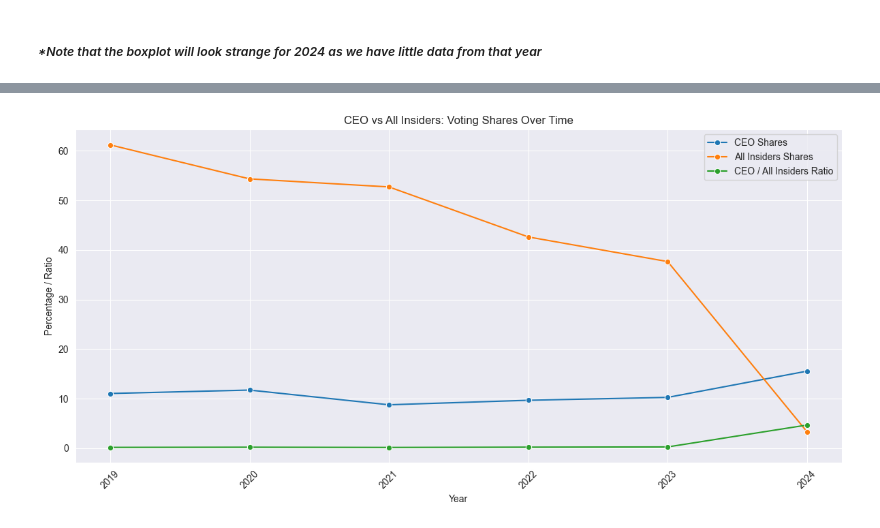
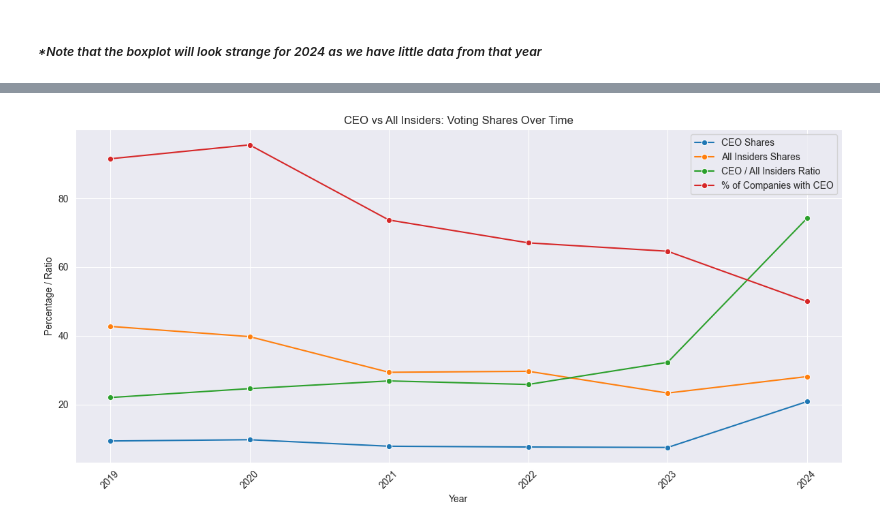
Before and after one commit to nashlaturciosss/fed-data, a Jupyter notebook: data_figures.ipynb, the cells around one changed output, grey strips where cells are left out. Cells and saved outputs as stored; diff of their text form; code cells hidden in the pictures.

```diff
--- a/data_figures.ipynb
+++ b/data_figures.ipynb
@@ -38,24 +94,24 @@ df['Year'] = pd.to_numeric(df['Year'], errors='coerce')  # NaN for 'Unknown'
 # Remove the percentage sign and convert percentage columns to numeric
 percentage_columns = [
     'Percentage of Voting Shares in Bank Holding Company',
-    'Percentage of Voting Shares in Subsidiaries'
+    # 'Number and Percentage of Voting Stock'
 ]
 
 # Filter percentage columns to be correct
-
 for col in percentage_columns:
     df[col] = (
         df[col]
         .astype(str)
-        .str.extract(r'(\d+(?:\.\d+)?)\s*%')  # number followed by optional space then %
+        .str.findall(r'(\d+(?:\.\d+)?)\s*%')       # Find all numbers followed by optional space and a %
+        .apply(lambda matches: sum(map(float, matches)) if matches else 0.0)  # Convert to float, sum them
         .astype(float)
-        .fillna(0.0)
+        .fillna(0.0)  # Fill NaN with 0.0
     )
 # %%
-# Convert any percentage of voting shares that are above 100 to 100
+# Convert any percentage of voting shares that are above 100 to nan
 
 for col in percentage_columns:
-    df[col] = df[col].clip(upper=100.0)
+    df[col] = df[col].where(df[col] < 100, np.nan)  # Set values above 100 to NaN
 # %%
 df
 # %% [output]
@@ -93,4 +168,5 @@ summed_df['Percentage of Voting Shares in Bank Holding Company'] = summed_df['Pe
 # %%
-# Print the maximum percentage of voting shares in bank holding company for each year
-max_values = summed_df.groupby('Year')['Percentage of Voting Shares in Bank Holding Company'].max()
-print(max_values)
+# Drop rows where 'Total Percentage Sum' is NaN or less than 0 or greater than 100
+summed_df = summed_df.dropna(subset=['Total Percentage Sum'])
+summed_df = summed_df[summed_df['Total Percentage Sum'] >= 0]
+summed_df = summed_df[summed_df['Total Percentage Sum'] <= 100]
@@ -202,15 +272,26 @@ ceo_df['Total Percentage of Voting Shares Held by CEO'] = ceo_df.apply(get_ceo_p
 # %%
 # Step 1: Group by year
 ceo_by_year = ceo_df.groupby('Year')['Total Percentage of Voting Shares Held by CEO'].mean().reset_index()
-insiders_by_year = summed_df.groupby('Year')['Percentage of Voting Shares in Bank Holding Company'].mean().reset_index()
+insiders_by_year = summed_df.groupby('Year')['Total Percentage Sum'].mean().reset_index()
 
 # Step 2: Merge the two for ratio calculation
 merged = pd.merge(ceo_by_year, insiders_by_year, on='Year', how='inner')
 
 # Step 3: Calculate CEO / Insider share ratio
-merged['CEO to Insider Share Ratio'] = merged['Total Percentage of Voting Shares Held by CEO'] / merged['Percentage of Voting Shares in Bank Holding Company']
+merged['CEO to Insider Share Ratio'] = (
+    merged['Total Percentage of Voting Shares Held by CEO'] /
+    merged['Total Percentage Sum']
+)
 
-# Step 4: Plot all three lines
+# NEW: Calculate percentage of companies that have a CEO by year
+companies_with_ceo = ceo_df.groupby('Year')['Bank Name'].nunique()
+total_companies = summed_df.groupby('Year')['Bank Name'].nunique()
+percent_with_ceo = (companies_with_ceo / total_companies * 100).reset_index()
+percent_with_ceo.columns = ['Year', 'Percent of Companies with CEO']
+merged["CEO to Insider Share Ratio"] *= 100
+
+
+# Step 4: Plot all five lines
 plt.figure(figsize=(12, 6))
 
 # CEO Shares
@@ -222,32 +303,41 @@ sns.lineplot(
     label='CEO Shares'
 )
 
 # All Insider Shares
 sns.lineplot(
     x='Year',
-    y='Percentage of Voting Shares in Bank Holding Company',
+    y='Total Percentage Sum',
     data=insiders_by_year,
     marker='o',
     label='All Insiders Shares'
 )
 
 # CEO / Insider Ratio
 sns.lineplot(
     x='Year',
     y='CEO to Insider Share Ratio',
     data=merged,
     marker='o',
     label='CEO / All Insiders Ratio'
 )
 
+# Percent of Companies with CEO
+sns.lineplot(
+    x='Year',
+    y='Percent of Companies with CEO',
+    data=percent_with_ceo,
+    marker='o',
+    label='% of Companies with CEO'
+)
+
 # Formatting
 plt.title('CEO vs All Insiders: Voting Shares Over Time')
 plt.xlabel('Year')
 plt.ylabel('Percentage / Ratio')
 plt.xticks(rotation=45)
 plt.grid(True, axis='y')
 plt.legend()
 plt.tight_layout()
 plt.show()
 # %% [output]
-[figure, old version]
+[figure, new version]
```
Also changed, not shown: parts of 18 cells of this notebook.
